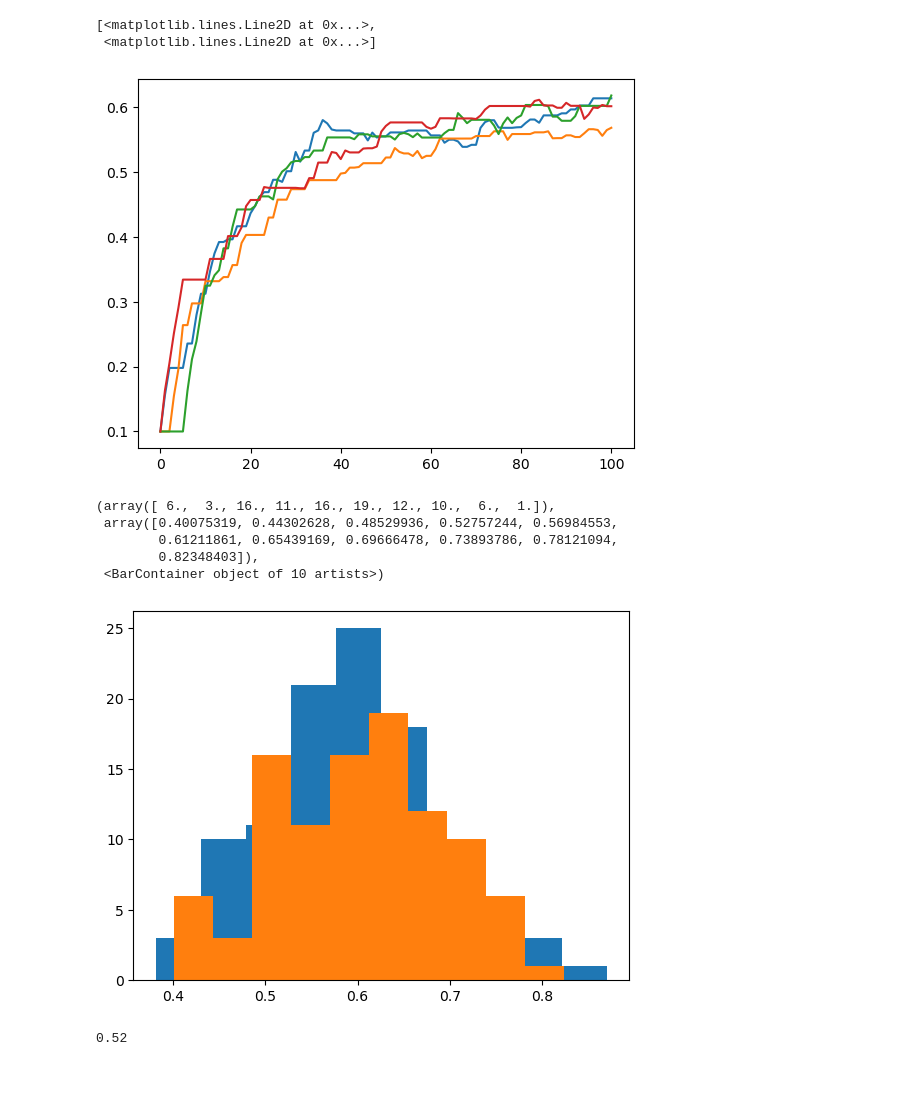
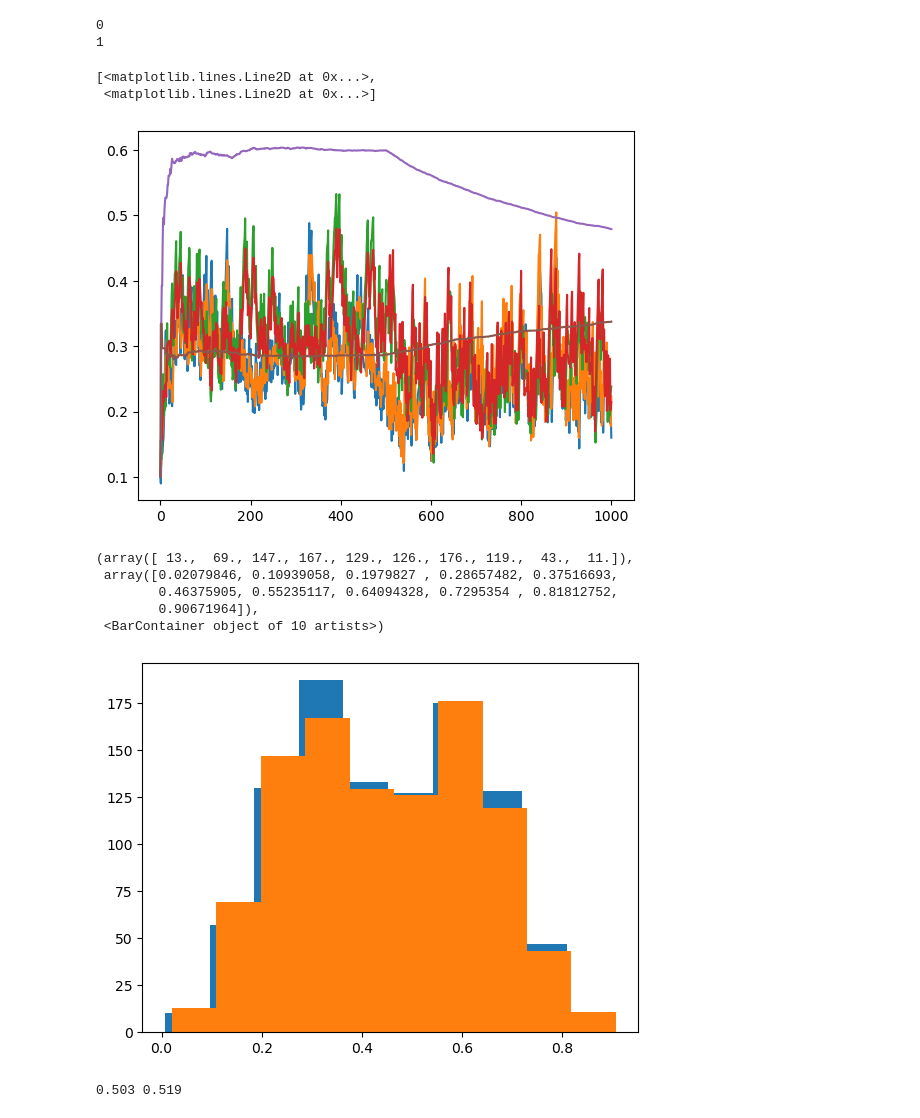
Before and after one commit to marek1n/rl-sim, a Jupyter notebook: RLsim.ipynb, the cells around one changed output. Cells and saved outputs as stored; diff of their text form; code cells hidden in the pictures; blank space fills up the shorter version.

Commit message:
env switching

```diff
--- a/RLsim.ipynb
+++ b/RLsim.ipynb
@@ -4,44 +4,54 @@ import matplotlib.pyplot as plt
 from src.environments import Env
 from src.agents import AgentEWA, AgentQ
 # %%
-env = Env(payoff_structure=(0.6, 0.59, 0.1))
+env = Env(payoff_structure=(0.6, 0.3, 0.1))
 agentEWA1 = AgentEWA("A", sigma=0, theta=1)
-agentEWA2 = AgentEWA("B", sigma=0)
-agentEWA3 = AgentEWA("C", sigma=0)
+agentEWA2 = AgentEWA("B")
+agentQ1 = AgentQ("C")
 # agentQ = AgentQ("B")
 
-for i in range(100):
+for i in range(1000):
     actions_this_round = {}
-    actions_last_round =  None if (i == 0) else env.history[-1] # TODO
-    for a in (agentEWA1, agentEWA2, agentEWA3): #, agentQ):
-        choice = a.choose_action(obs=actions_last_round)
-        actions_this_round[a.id] = choice
+    actions_last_round =  None if (i == 0) else env.history[-1] # TODO?
+
+    if i == 500:
+        print(env.best_action)
+        env.switch()
+        print(env.best_action)
+
+
+    for agent in (agentEWA1, agentEWA2, agentQ1):
+        choice = agent.choose_action(obs=actions_last_round)
+        actions_this_round[agent.id] = choice
         reward, is_optimal = env.return_rewards(choice)
-        a.update_state(reward, is_optimal)
-        a.update_Qvals(choice, reward)
+        agent.update_state(reward, is_optimal)
+        agent.update_Qvals(choice, reward)
 
     env.history.append(actions_this_round)
+# %% [output]
+0
+1
 # %%
 plt.plot(agentEWA1.Q_vals)
 plt.plot(agentEWA2.Q_vals)
-# plt.plot(agentEWA3.Q_vals)
+plt.plot(agentQ1.Q_vals)
 # %% [output]
 [<matplotlib.lines.Line2D at 0x...>,
  <matplotlib.lines.Line2D at 0x...>]
-[figure, old version]
+[figure, new version]
 # %%
-plt.hist(agentEWA1.payoffs)
+# plt.hist(agentEWA1.payoffs)
 plt.hist(agentEWA2.payoffs)
-# plt.hist(agentEWA3.payoffs)
+plt.hist(agentQ1.payoffs)
 # %% [output]
-(array([ 6.,  3., 16., 11., 16., 19., 12., 10.,  6.,  1.]),
- array([0.40075319, 0.44302628, 0.48529936, 0.52757244, 0.56984553,
-        0.61211861, 0.65439169, 0.69666478, 0.73893786, 0.78121094,
-        0.82348403]),
+(array([ 13.,  69., 147., 167., 129., 126., 176., 119.,  43.,  11.]),
+ array([0.02079846, 0.10939058, 0.1979827 , 0.28657482, 0.37516693,
+        0.46375905, 0.55235117, 0.64094328, 0.7295354 , 0.81812752,
+        0.90671964]),
  <BarContainer object of 10 artists>)
-[figure, old version]
+[figure, new version]
-# %%
-np.mean(agentEWA3.correct)
-# %% [output]
-0.52
+# %%
+print(np.mean(agentEWA2.correct), np.mean(agentQ1.correct) )
+# %% [output]
+0.503 0.519
 # %%
```
Also changed, not shown: parts of 1 cell of this notebook, 2 other files.
